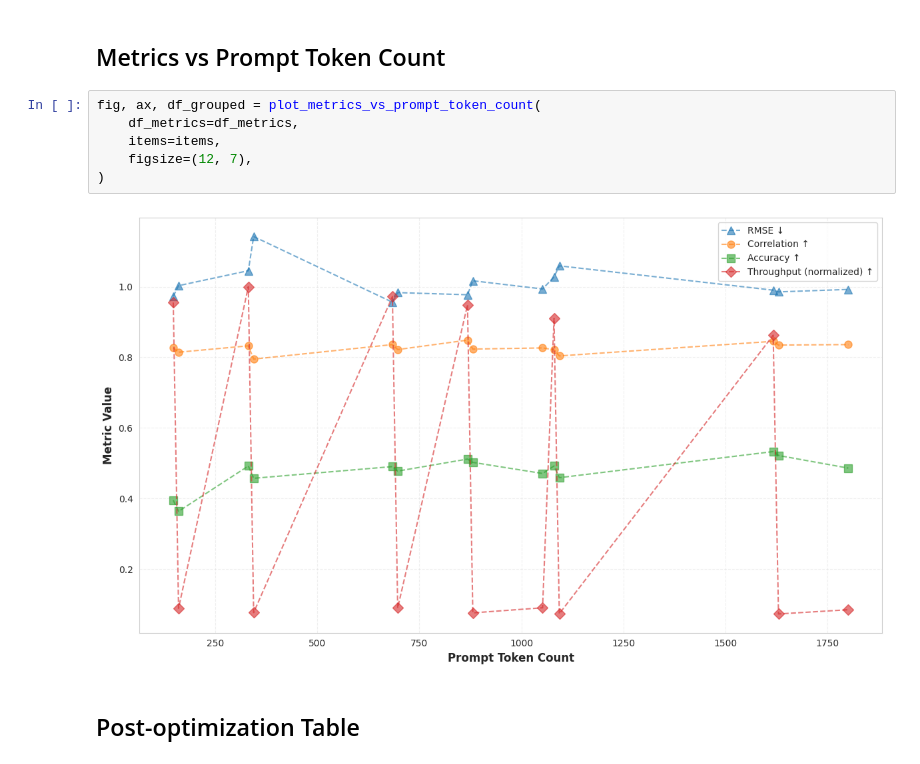
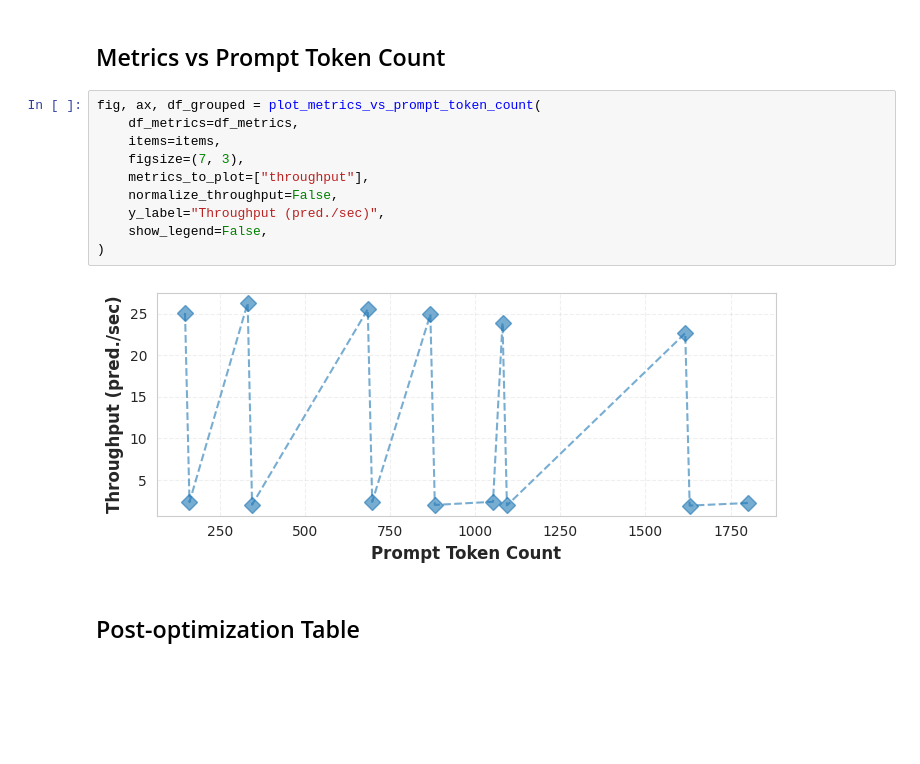
Before and after one commit to itzTerra/vis-desc, a Jupyter notebook: modules/lab/src/evaluation/llm/llm.ipynb, the cells around one changed output. Drawn from its saved outputs; the diff is of its cells as text; blank space fills up the shorter version.

Commit message:
feat(lab): update llm visualizations and optimizer

```diff
--- a/modules/lab/src/evaluation/llm/llm.ipynb
+++ b/modules/lab/src/evaluation/llm/llm.ipynb
@@ -262,11 +262,15 @@ Available configurations (14):
 # %%
 fig, ax, df_grouped = plot_metrics_vs_prompt_token_count(
     df_metrics=df_metrics,
     items=items,
-    figsize=(12, 7),
+    figsize=(7, 3),
+    metrics_to_plot=["throughput"],
+    normalize_throughput=False,
+    y_label="Throughput (pred./sec)",
+    show_legend=False,
 )
 # %% [output]
-[figure, old version]
+[figure, new version]
 # %% [markdown]
 ## Post-optimization Table
 # %%
```
Also changed, not shown: 3 other files.
